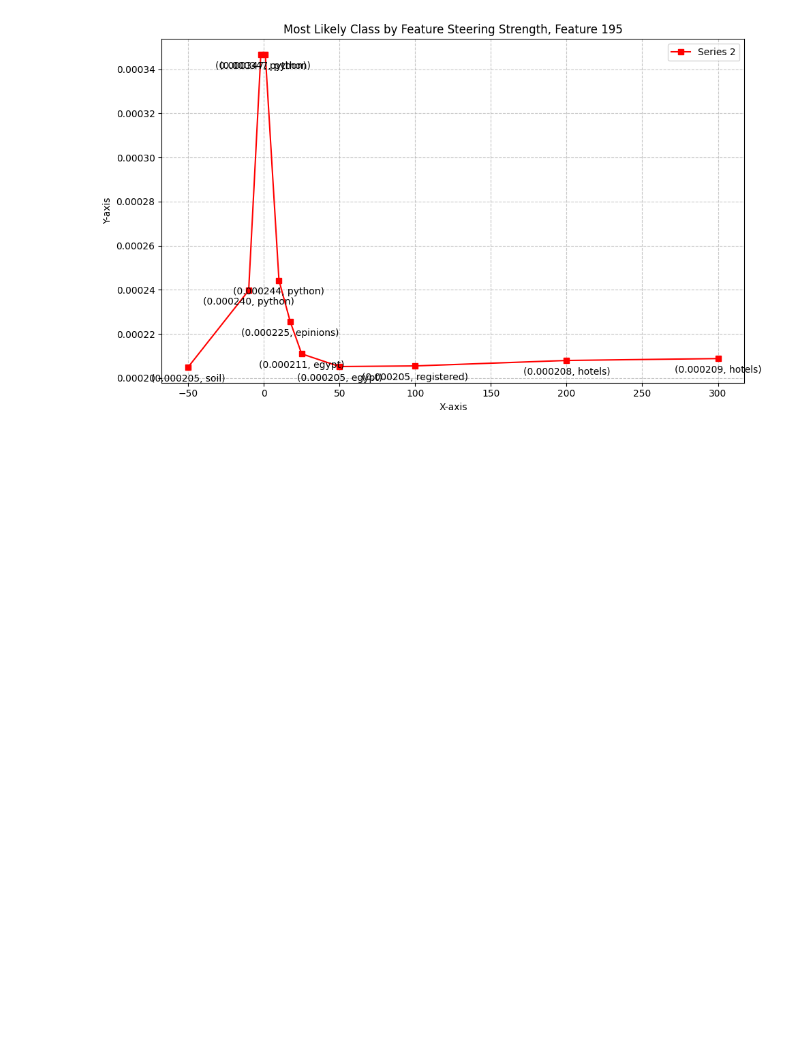
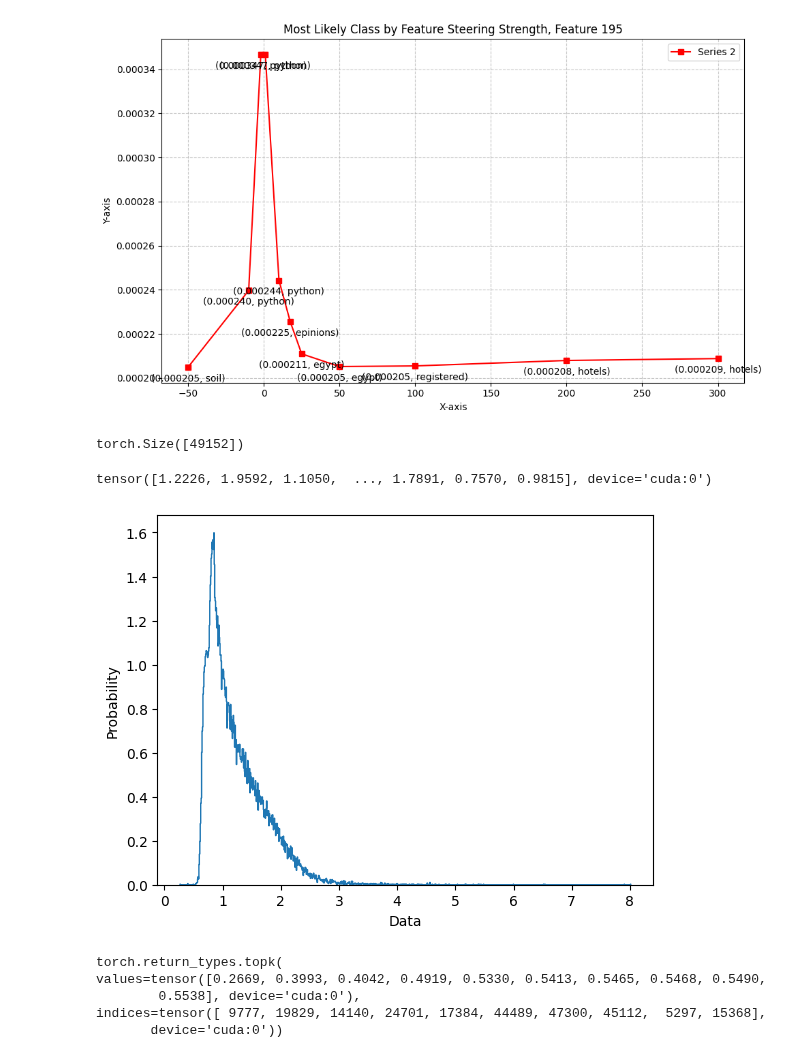
Before and after one commit to soniajoseph/ViT-Prisma, a Jupyter notebook: src/vit_prisma/sae/evals/feature_steering-get-curve.ipynb, the cells around one changed output. Cells and saved outputs as stored; diff of their text form; code cells hidden in the pictures; blank space fills up the shorter version.

Commit message:
brief exploration of encoder redundancy

```diff
--- a/src/vit_prisma/sae/evals/feature_steering-get-curve.ipynb
+++ b/src/vit_prisma/sae/evals/feature_steering-get-curve.ipynb
@@ -769,3 +769,13 @@ plt.tight_layout()
 plt.show()
 # %% [output]
 [figure]
+# %%
+encoder_weights_for_math = sparse_autoencoder.W_enc#[:, interesting_features_indices]
+# %% [output]
+torch.Size([49152])
+# %%
+dists_from_feat_0 = encoder_weights_for_math[0] - encoder_weights_for_math
+# %%
+dists_from_feat_0.norm(p=2, dim=0)
+# %% [output]
+tensor([1.2226, 1.9592, 1.1050,  ..., 1.7891, 0.7570, 0.9815], device='cuda:0')
@@ -771,0 +784,15 @@ plt.show()
+# %%
+# plt.hist(bins[:-1], bins)
+plt.hist(dists_from_feat_0.norm(p=2, dim=0).cpu(), density=True, bins=1000, histtype='step')  # density=False would make counts
+plt.ylabel('Probability')
+plt.xlabel('Data');
+# %% [output]
+[figure, added]
+# %%
+torch.topk(dists_from_feat_0.norm(p=2, dim=0),k=10,largest=False)
+# %% [output]
+torch.return_types.topk(
+values=tensor([0.2669, 0.3993, 0.4042, 0.4919, 0.5330, 0.5413, 0.5465, 0.5468, 0.5490,
+        0.5538], device='cuda:0'),
+indices=tensor([ 9777, 19829, 14140, 24701, 17384, 44489, 47300, 45112,  5297, 15368],
+       device='cuda:0'))
```
Also changed, not shown: parts of 1 cell of this notebook.
